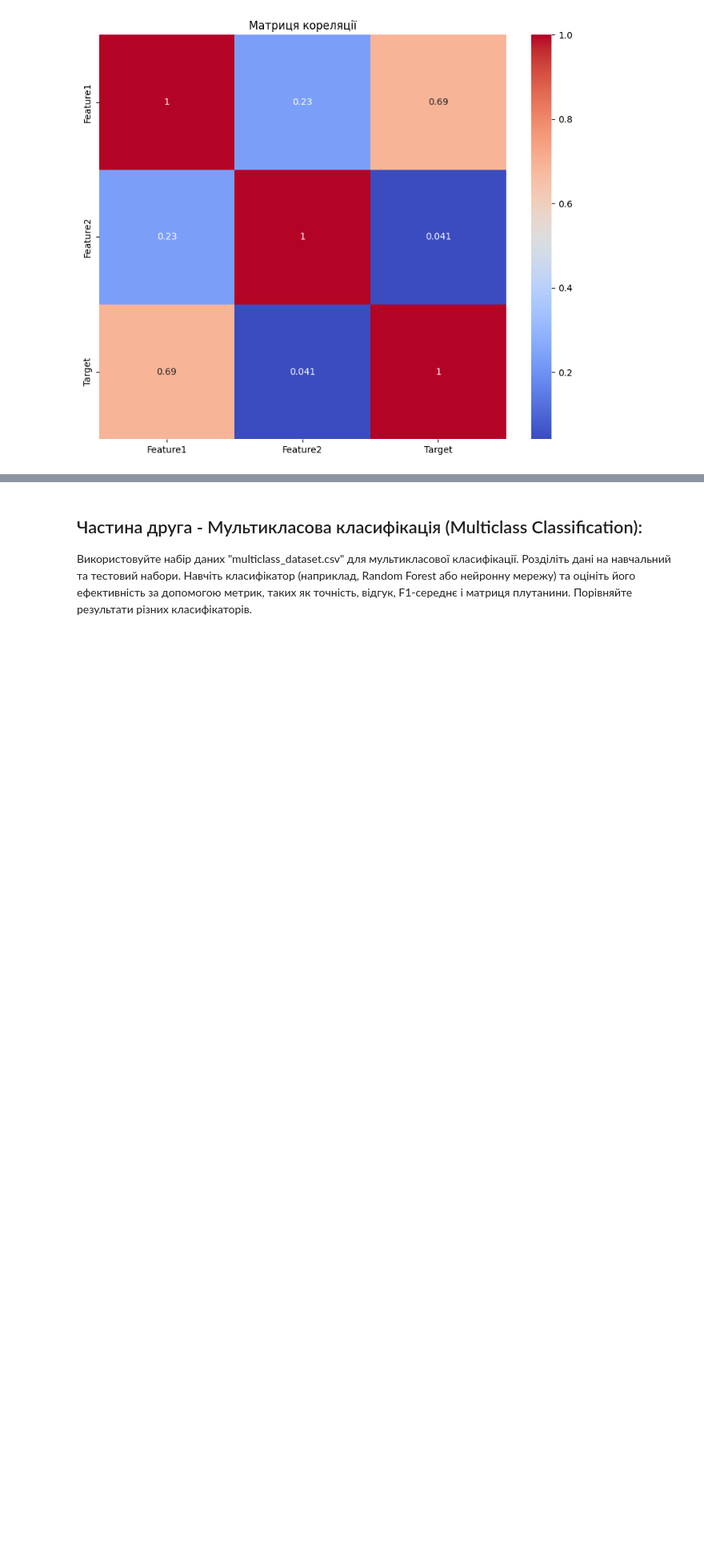
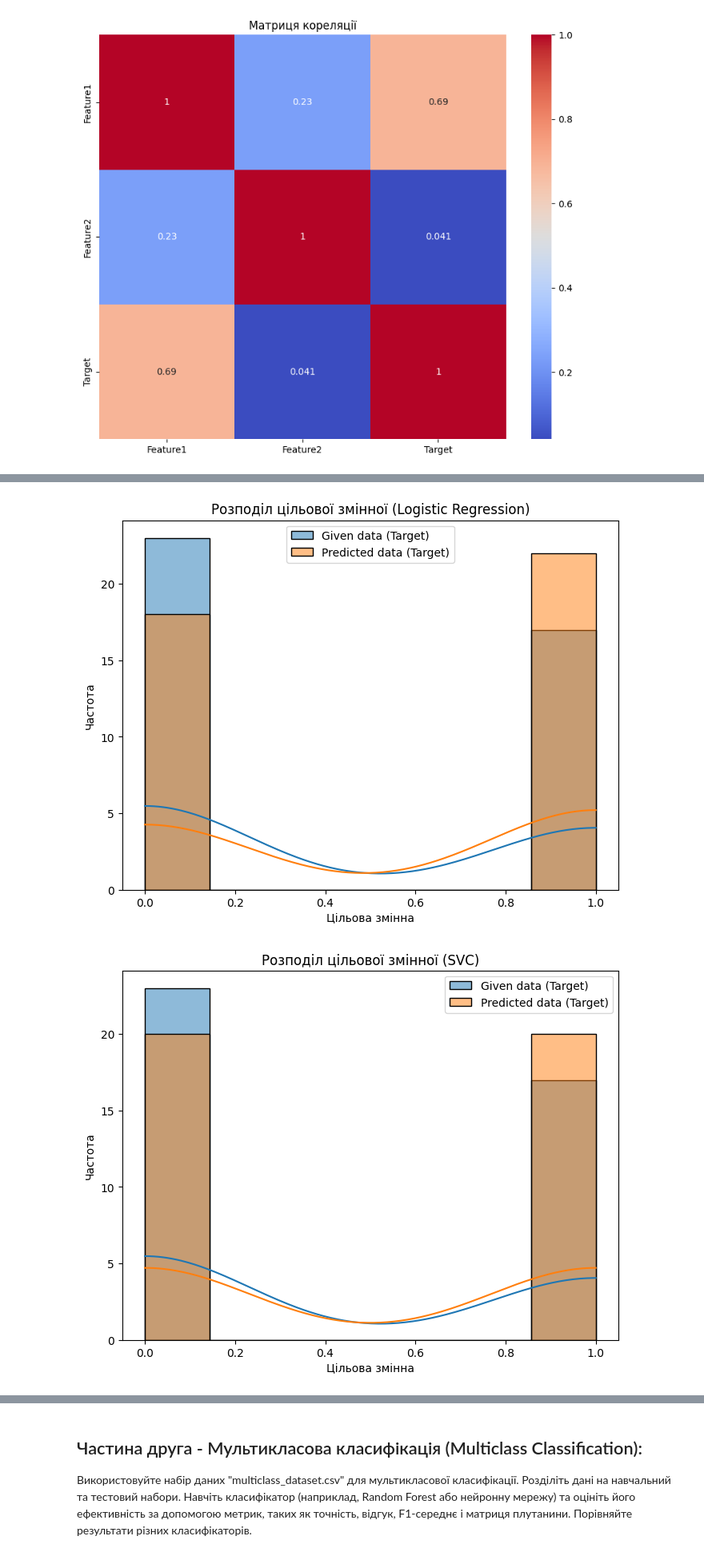
Before and after one commit to AnnaIvn/ml2023, a Jupyter notebook: Practices/Practice4/practice4.ipynb, the cells around one changed output, grey strips where cells are left out. Shown at 80% size. Saved outputs shown, nothing was run; the diff lists cells and outputs as text; code cells hidden in the pictures; blank space fills up the shorter version.

```diff
--- a/Practices/Practice4/practice4.ipynb
+++ b/Practices/Practice4/practice4.ipynb
@@ -373,3 +446,28 @@ plt.show()
+# %%
+# Візуалізація розподілу цільової змінної (target)
+plt.figure(figsize=(8, 6))
+# plt.subplot(1, 2, 1)
+sns.histplot(y_test , kde=True, label='Given data (Target)')
+sns.histplot(y_pred_logistic, kde=True, label='Predicted data (Target)')
+plt.xlabel('Цільова змінна')
+plt.ylabel('Частота')
+plt.title('Розподіл цільової змінної (Logistic Regression)')
+plt.legend()
+plt.show()
+
+# Візуалізація розподілу цільової змінної (target)
+plt.figure(figsize=(8, 6))
+# plt.subplot(1, 2, 2)
+sns.histplot(y_test , kde=True, label='Given data (Target)')
+sns.histplot(y_pred_svc, kde=True, label='Predicted data (Target)')
+plt.xlabel('Цільова змінна')
+plt.ylabel('Частота')
+plt.title('Розподіл цільової змінної (SVC)')
+plt.legend()
+plt.show()
+# %% [output]
+[figure, added]
+[figure, added]
 # %%
 # Побудуємо діаграму розсіювання
 # Візуалізація результатів
```
Also changed, not shown: parts of 10 cells of this notebook.
